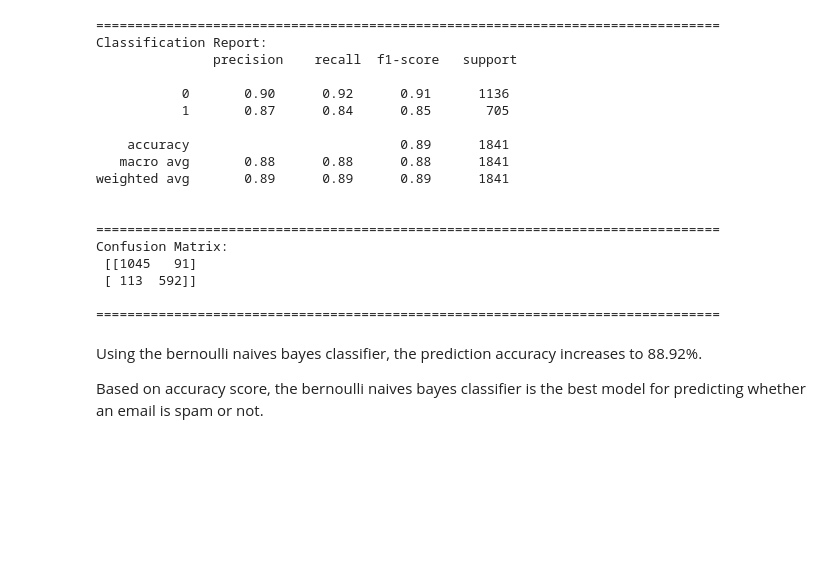
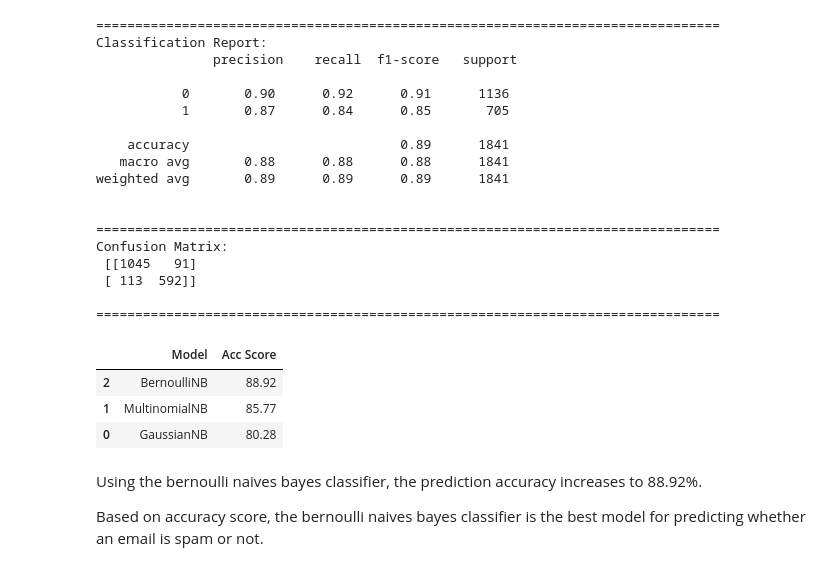
Before and after one commit to booorayan/naive_bayes_knn, a Jupyter notebook: Categorizing_Mail_As_Spam.ipynb, the cells around one changed output. Drawn from its saved outputs; the diff is of its cells as text; code cells hidden in the pictures; blank space fills up the shorter version.

```diff
--- a/Categorizing_Mail_As_Spam.ipynb
+++ b/Categorizing_Mail_As_Spam.ipynb
@@ -690,6 +690,21 @@ Confusion Matrix:
  [ 113  592]]
 
 ================================================================================
+# %%
+bern_acc = round(metrics.accuracy_score(taargg_test, bern_pred) * 100, 2)
+gosn_acc = round(metrics.accuracy_score(taargg_test, gosn_pred) * 100, 2)
+munomi_acc = round(metrics.accuracy_score(taargg_test, munomi_pred) * 100, 2)
+
+
+comp_frame = pd.DataFrame({'Model': ['GaussianNB', 'MultinomialNB', 'BernoulliNB'],
+                          'Acc Score': [gosn_acc, munomi_acc, bern_acc]})
+comp_frame.sort_values('Acc Score', ascending=False, inplace=True)
+comp_frame
+# %% [output]
+|  | Model | Acc Score |
+| 2 | BernoulliNB | 88.92 |
+| 1 | MultinomialNB | 85.77 |
+| 0 | GaussianNB | 80.28 |
 # %% [markdown]
 Using the bernoulli naives bayes classifier, the prediction accuracy increases to 88.92%.
 
```
